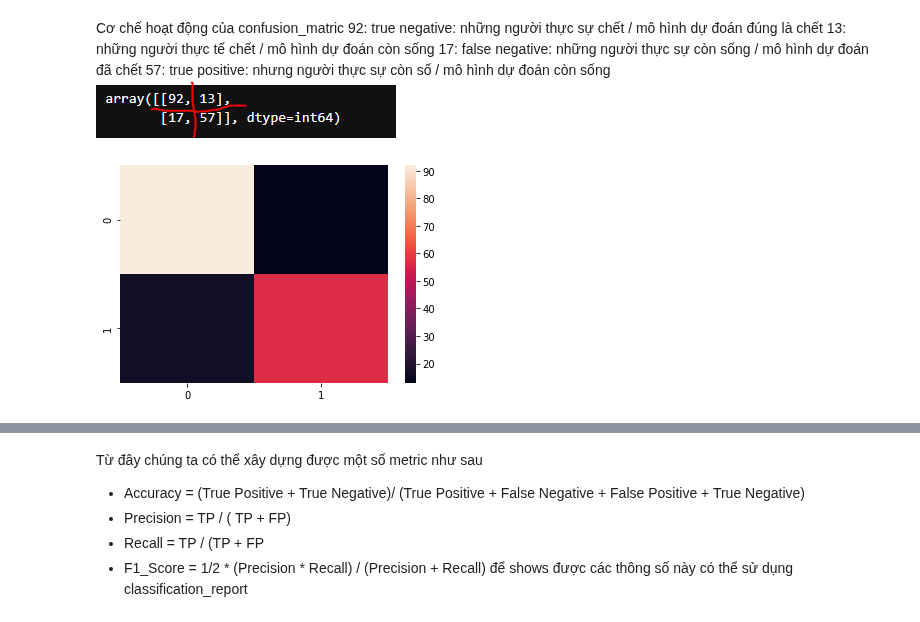
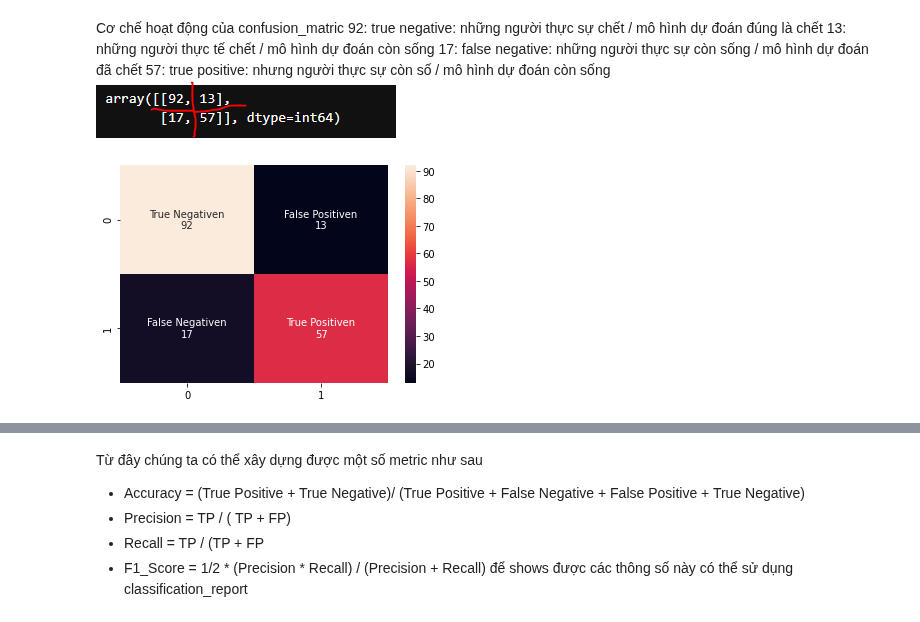
Before and after one commit to honghanhh/py40a12l2, a Jupyter notebook: lectures/lecture4/tnthanh_titanic.ipynb, the cells around one changed output, grey strips where cells are left out. Drawn from its saved outputs; the diff is of its cells as text; code cells hidden in the pictures.

```diff
--- a/lectures/lecture4/tnthanh_titanic.ipynb
+++ b/lectures/lecture4/tnthanh_titanic.ipynb
@@ -860,11 +860,11 @@ Cơ chế hoạt động của confusion_matric </br>
 # %%
 
 name= ['True Negative', 'False Positive', 'False Negative', 'True Positive']
 labels = np.asarray([f'{i}n\n{j}' for i,j in zip(name, cf_matrix.flatten())])
-sns.heatmap(cf_matrix)
+sns.heatmap(cf_matrix, annot=labels.reshape(2,2), fmt='')
 plt.show()
 # %% [output]
-[figure, old version]
+[figure, new version]
 # %% [markdown]
 ![image.png](attachment:3e5a8523-d1c8-4cd9-b1d8-77b61e054315.png)
 # %% [markdown]
```
Also changed, not shown: parts of 2 cells of this notebook.
